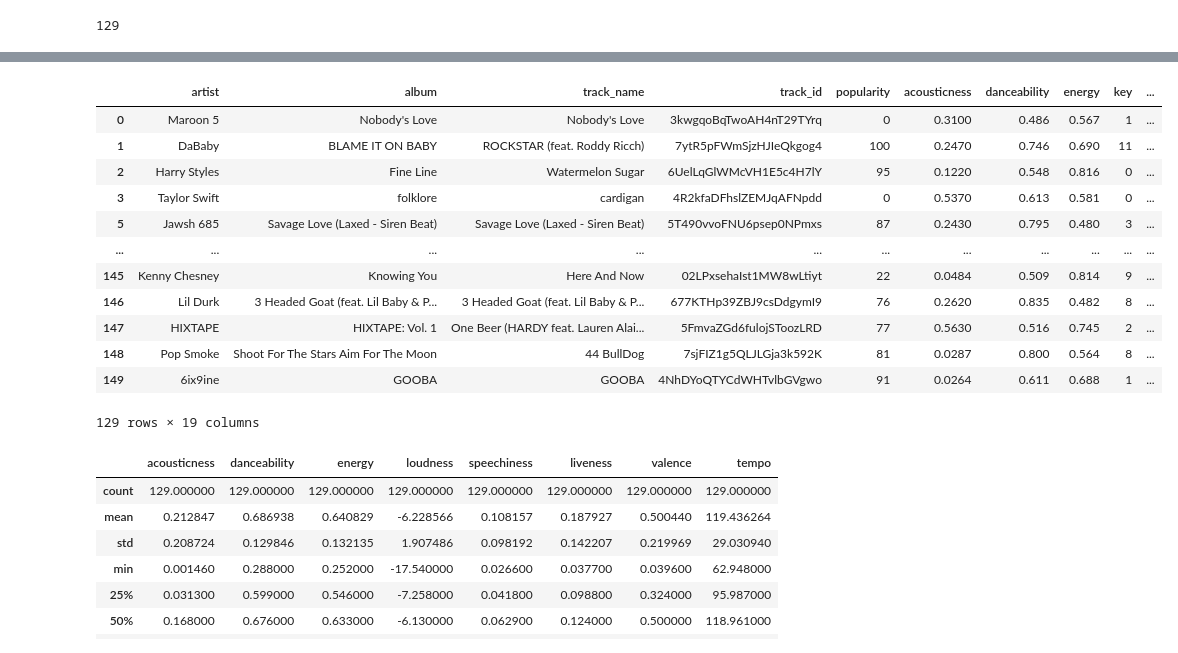
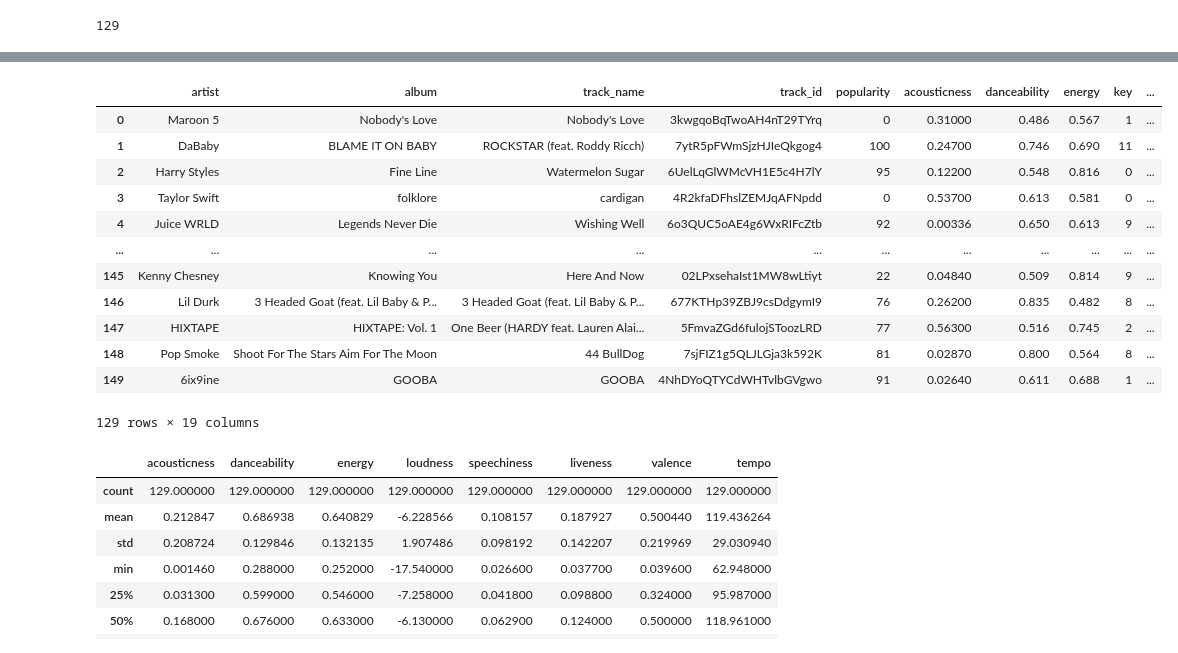
Before and after one commit to zsvorenova/Group_Three, a Jupyter notebook: zuzana_API_test.ipynb, the cells around one changed output, grey strips where cells are left out. Cells and saved outputs as stored; diff of their text form; code cells hidden in the pictures.

```diff
--- a/zuzana_API_test.ipynb
+++ b/zuzana_API_test.ipynb
@@ -103,18 +122,18 @@ duplicates_df
 # %%
 current_top_df = current_top_df.drop(duplicates_df.index)
-cleaned_top_df
+current_top_df
 # %% [output]
 |  | artist | album | track_name | track_id | popularity | acousticness | danceability | energy | key | ... |
-| 0 | Maroon 5 | Nobody's Love | Nobody's Love | 3kwgqoBqTwoAH4nT29TYrq | 0 | 0.3100 | 0.486 | 0.567 | 1 | ... |
-| 1 | DaBaby | BLAME IT ON BABY | ROCKSTAR (feat. Roddy Ricch) | 7ytR5pFWmSjzHJIeQkgog4 | 100 | 0.2470 | 0.746 | 0.690 | 11 | ... |
-| 2 | Harry Styles | Fine Line | Watermelon Sugar | 6UelLqGlWMcVH1E5c4H7lY | 95 | 0.1220 | 0.548 | 0.816 | 0 | ... |
-| 3 | Taylor Swift | folklore | cardigan | 4R2kfaDFhslZEMJqAFNpdd | 0 | 0.5370 | 0.613 | 0.581 | 0 | ... |
-| 5 | Jawsh 685 | Savage Love (Laxed - Siren Beat) | Savage Love (Laxed - Siren Beat) | 5T490vvoFNU6psep0NPmxs | 87 | 0.2430 | 0.795 | 0.480 | 3 | ... |
+| 0 | Maroon 5 | Nobody's Love | Nobody's Love | 3kwgqoBqTwoAH4nT29TYrq | 0 | 0.31000 | 0.486 | 0.567 | 1 | ... |
+| 1 | DaBaby | BLAME IT ON BABY | ROCKSTAR (feat. Roddy Ricch) | 7ytR5pFWmSjzHJIeQkgog4 | 100 | 0.24700 | 0.746 | 0.690 | 11 | ... |
+| 2 | Harry Styles | Fine Line | Watermelon Sugar | 6UelLqGlWMcVH1E5c4H7lY | 95 | 0.12200 | 0.548 | 0.816 | 0 | ... |
+| 3 | Taylor Swift | folklore | cardigan | 4R2kfaDFhslZEMJqAFNpdd | 0 | 0.53700 | 0.613 | 0.581 | 0 | ... |
+| 4 | Juice WRLD | Legends Never Die | Wishing Well | 6o3QUC5oAE4g6WxRIFcZtb | 92 | 0.00336 | 0.650 | 0.613 | 9 | ... |
 | ... | ... | ... | ... | ... | ... | ... | ... | ... | ... | ... |
-| 145 | Kenny Chesney | Knowing You | Here And Now | 02LPxsehaIst1MW8wLtiyt | 22 | 0.0484 | 0.509 | 0.814 | 9 | ... |
-| 146 | Lil Durk | 3 Headed Goat (feat. Lil Baby & P... | 3 Headed Goat (feat. Lil Baby & P... | 677KTHp39ZBJ9csDdgymI9 | 76 | 0.2620 | 0.835 | 0.482 | 8 | ... |
-| 147 | HIXTAPE | HIXTAPE: Vol. 1 | One Beer (HARDY feat. Lauren Alai... | 5FmvaZGd6fulojSToozLRD | 77 | 0.5630 | 0.516 | 0.745 | 2 | ... |
-| 148 | Pop Smoke | Shoot For The Stars Aim For The Moon | 44 BullDog | 7sjFIZ1g5QLJLGja3k592K | 81 | 0.0287 | 0.800 | 0.564 | 8 | ... |
-| 149 | 6ix9ine | GOOBA | GOOBA | 4NhDYoQTYCdWHTvlbGVgwo | 91 | 0.0264 | 0.611 | 0.688 | 1 | ... |
+| 145 | Kenny Chesney | Knowing You | Here And Now | 02LPxsehaIst1MW8wLtiyt | 22 | 0.04840 | 0.509 | 0.814 | 9 | ... |
+| 146 | Lil Durk | 3 Headed Goat (feat. Lil Baby & P... | 3 Headed Goat (feat. Lil Baby & P... | 677KTHp39ZBJ9csDdgymI9 | 76 | 0.26200 | 0.835 | 0.482 | 8 | ... |
+| 147 | HIXTAPE | HIXTAPE: Vol. 1 | One Beer (HARDY feat. Lauren Alai... | 5FmvaZGd6fulojSToozLRD | 77 | 0.56300 | 0.516 | 0.745 | 2 | ... |
+| 148 | Pop Smoke | Shoot For The Stars Aim For The Moon | 44 BullDog | 7sjFIZ1g5QLJLGja3k592K | 81 | 0.02870 | 0.800 | 0.564 | 8 | ... |
+| 149 | 6ix9ine | GOOBA | GOOBA | 4NhDYoQTYCdWHTvlbGVgwo | 91 | 0.02640 | 0.611 | 0.688 | 1 | ... |
 129 rows × 19 columns
 # %%
```
Also changed, not shown: parts of 16 cells of this notebook.
